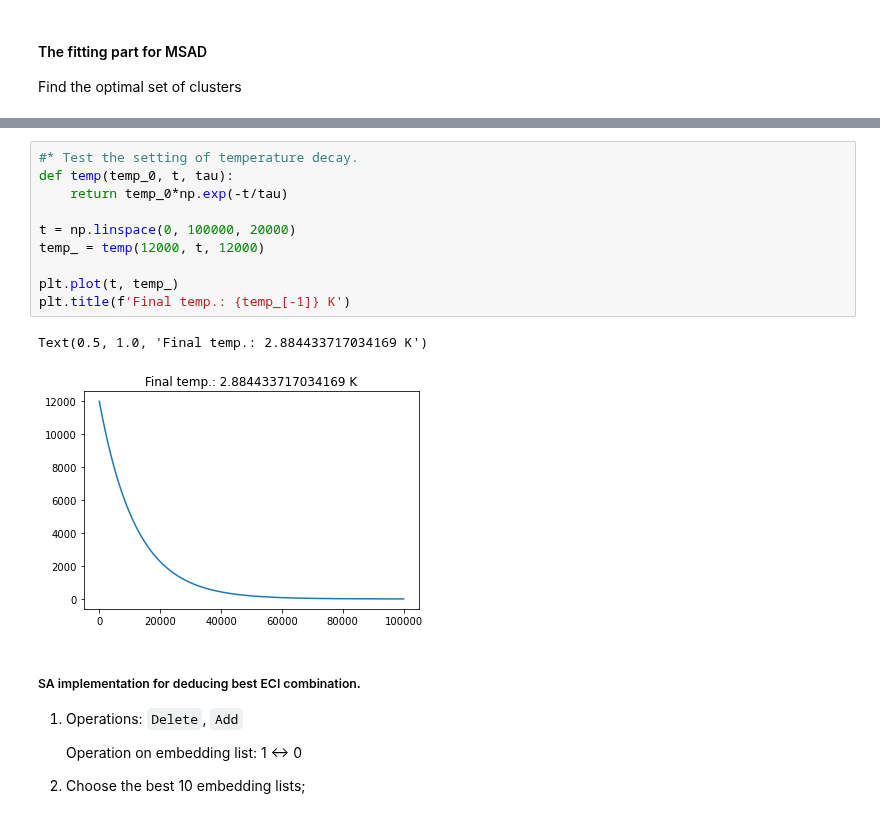
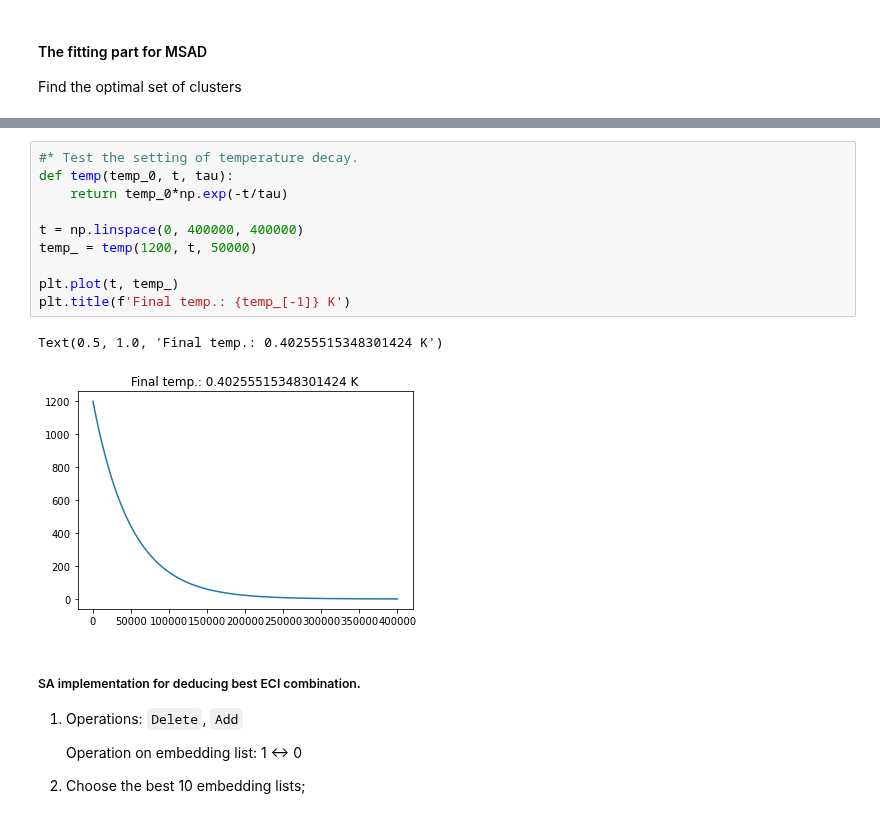
Before and after one commit to wzetto/MATools, a Jupyter notebook: CE_MC/cluster_ce_msad.ipynb, the cells around one changed output, grey strips where cells are left out. Saved outputs shown, nothing was run; the diff lists cells and outputs as text.

```diff
--- a/CE_MC/cluster_ce_msad.ipynb
+++ b/CE_MC/cluster_ce_msad.ipynb
@@ -750,16 +838,16 @@ extract_weight(1, 401, embed_list, atom_num=32)
 # %%
 #* Test the setting of temperature decay.
 def temp(temp_0, t, tau):
     return temp_0*np.exp(-t/tau)
 
-t = np.linspace(0, 100000, 20000)
-temp_ = temp(12000, t, 12000)
+t = np.linspace(0, 400000, 400000)
+temp_ = temp(1200, t, 50000)
 
 plt.plot(t, temp_)
 plt.title(f'Final temp.: {temp_[-1]} K')
 # %% [output]
-Text(0.5, 1.0, 'Final temp.: 2.884433717034169 K')
+Text(0.5, 1.0, 'Final temp.: 0.40255515348301424 K')
-[figure, old version]
+[figure, new version]
 # %% [markdown]
 ##### SA implementation for deducing best ECI combination.
 
```
Also changed, not shown: parts of 6 cells of this notebook, 1 other file.
